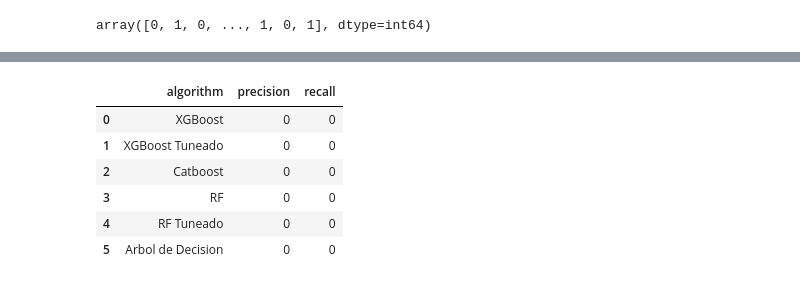
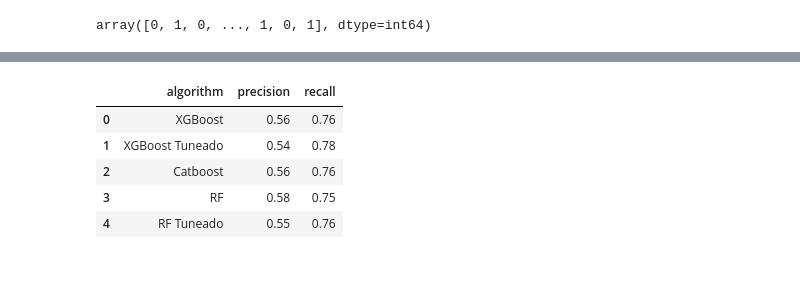
Before and after one commit to jdiegodmeza/ProyectoAnalisisPython, a Jupyter notebook: Trabajo Final_Juan Diego Diaz.ipynb, the cells around one changed output, grey strips where cells are left out. Cells and saved outputs as stored; diff of their text form; code cells hidden in the pictures.

```diff
--- a/Trabajo Final_Juan Diego Diaz.ipynb
+++ b/Trabajo Final_Juan Diego Diaz.ipynb
@@ -1640,15 +1701,14 @@ Métricas de Matriz de Confusión - model5:
    macro avg       0.72      0.76      0.73      2466
 weighted avg       0.80      0.76      0.77      2466
 # %%
-Tabla_DataOriginal=pd.DataFrame({'algorithm' : ['XGBoost','XGBoost Tuneado','Catboost','RF','RF Tuneado','Arbol de Decision'],
-                   'precision' : [0, 0, 0,0,0,0],
-                   'recall' : [0, 0, 0,0,0,0,]})
-Tabla_DataOriginal
+Tabla_OverSampling=pd.DataFrame({'algorithm' : ['XGBoost','XGBoost Tuneado','Catboost','RF','RF Tuneado'],
+                   'precision' : [0.56, 0.54, 0.56, 0.58, 0.55],
+                   'recall' : [0.76, 0.78, 0.76, 0.75, 0.76]})
+Tabla_OverSampling
 # %% [output]
 |  | algorithm | precision | recall |
-| 0 | XGBoost | 0 | 0 |
-| 1 | XGBoost Tuneado | 0 | 0 |
-| 2 | Catboost | 0 | 0 |
-| 3 | RF | 0 | 0 |
-| 4 | RF Tuneado | 0 | 0 |
-| 5 | Arbol de Decision | 0 | 0 |
+| 0 | XGBoost | 0.56 | 0.76 |
+| 1 | XGBoost Tuneado | 0.54 | 0.78 |
+| 2 | Catboost | 0.56 | 0.76 |
+| 3 | RF | 0.58 | 0.75 |
+| 4 | RF Tuneado | 0.55 | 0.76 |
```
Also changed, not shown: parts of 34 cells of this notebook, 5 other files.
